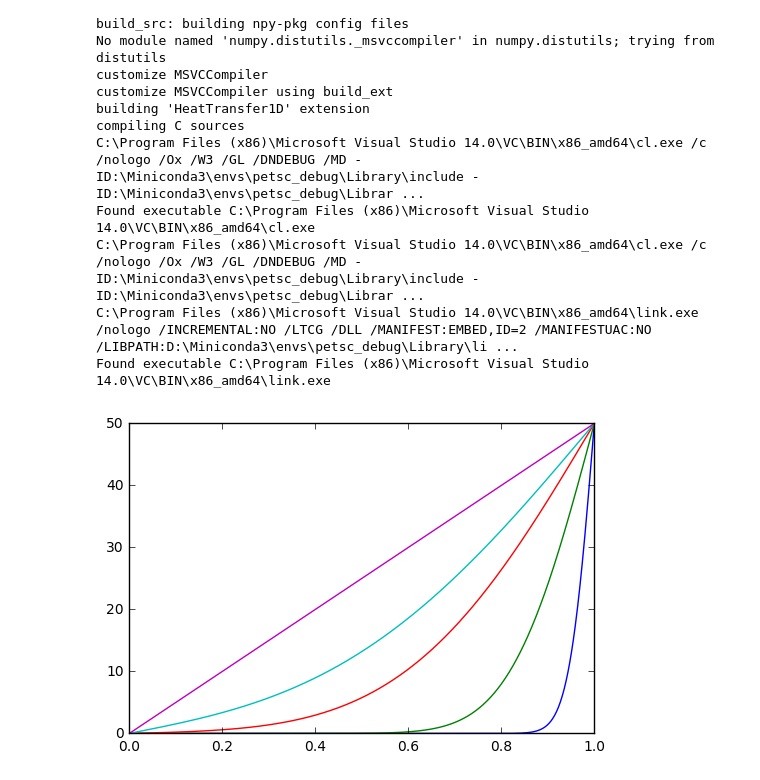
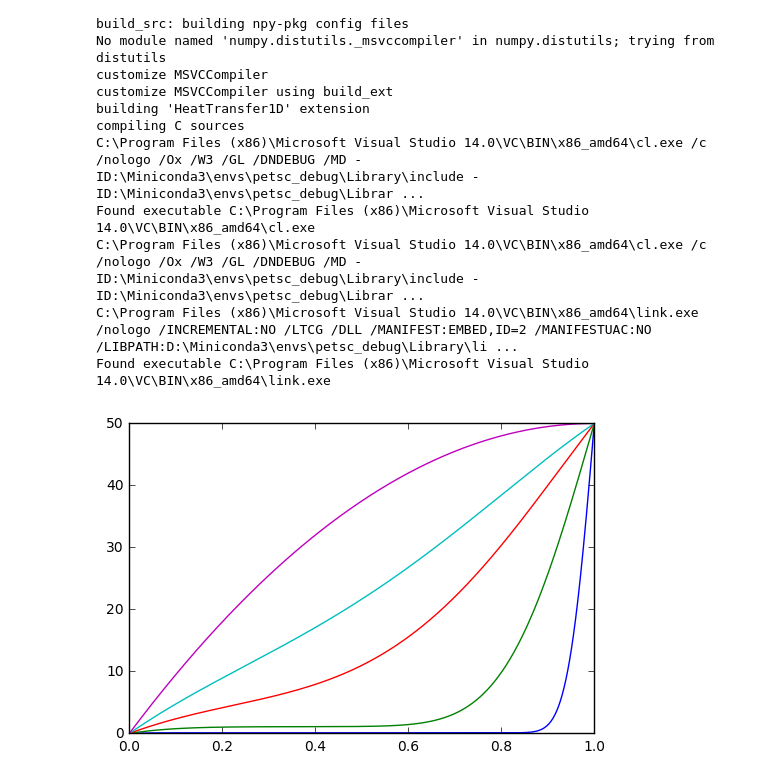
Before and after one commit to arthursoprana/petsc4py-examples, a Jupyter notebook: TransientHeatTransfer1D/Transient Heat Transfer 1D using petsc4py.ipynb, the cells around one changed output. Drawn from its saved outputs; the diff is of its cells as text; code cells hidden in the pictures.

```diff
--- a/TransientHeatTransfer1D/Transient Heat Transfer 1D using petsc4py.ipynb
+++ b/TransientHeatTransfer1D/Transient Heat Transfer 1D using petsc4py.ipynb
@@ -101,8 +101,13 @@ def transient_heat_transfer_1D(
     final_time,
     initial_time_step
     ):
+
+    # Time Stepper (TS) for ODE and DAE
+    # DAE - https://en.wikipedia.org/wiki/Differential_algebraic_equation
+    # https://www.mcs.anl.gov/petsc/petsc-current/docs/manualpages/TS/
     ts = PETSc.TS().create()
 
+    # http://www.mcs.anl.gov/petsc/petsc-current/docs/manualpages/DM/index.html
     da = PETSc.DMDA().create([nx],dof=1, stencil_width=1, stencil_type='star')
     ts.setDM(da)
 
@@ -113,30 +118,80 @@ def transient_heat_transfer_1D(
                      args=(temperature_left, temperature_right, conductivity, source_term, wall_length))
 
     x = da.createGlobalVec()
 
     HeatTransfer1D.formInitGuess(x, da, temperature_left, temperature_right, conductivity, source_term, wall_length)
 
     # http://www.mcs.anl.gov/petsc/petsc-current/docs/manualpages/TS/TSSetDuration.html
     ts.setDuration(max_time=final_time, max_steps=None)
 
     # http://www.mcs.anl.gov/petsc/petsc-current/docs/manualpages/TS/TSSetExactFinalTime.html
     ts.setExactFinalTime(ts.ExactFinalTimeOption.STEPOVER)
 
     # http://www.mcs.anl.gov/petsc/petsc-current/docs/manualpages/TS/TSSetInitialTimeStep.html
     ts.setInitialTimeStep(initial_time=0.0, initial_time_step=initial_time_step)
 
     # http://www.mcs.anl.gov/petsc/petsc-current/docs/manualpages/TS/TSSetProblemType.html
     ts.setProblemType(ts.ProblemType.NONLINEAR)
 
     # Another way to set the solve type is through PETSc.Options()
     #ts.setType(ts.Type.CRANK_NICOLSON)
     #ts.setType(ts.Type.THETA)
     #ts.setTheta(theta=0.9999)
     #ts.setType(ts.Type.EIMEX) # http://www.mcs.anl.gov/petsc/petsc-current/docs/manualpages/TS/TSEIMEX.html
     #ts.setType(ts.Type.BDF      )
 
     ts.setFromOptions()
 
     ts.solve(x)
 
     return x
+
+options = PETSc.Options()
+options.clear()
+
+dt = 0.001                 # [s]
+dt_min = 1e-4              # [s]
+dt_max = 0.1               # [s]
+
+#ts_type = "beuler"
+#ts_type = "pseudo" # http://www.mcs.anl.gov/petsc/petsc-current/docs/manualpages/TS/TSPSEUDO.html
+#ts_type = "cn"
+ts_type = "bdf"
+options.setValue('-ts_type', ts_type)
+
+options.setValue('-ts_bdf_order', 3) # https://en.wikipedia.org/wiki/Backward_differentiation_formula
+options.setValue('-ts_adapt_type', 'basic') # basic or none
+options.setValue('-ts_bdf_adapt', '')
+options.setValue('-ts_adapt_dt_min', dt_min)
+options.setValue('-ts_adapt_dt_max', dt_max)
+options.setValue('-ts_monitor', None)
+
+#options.delValue('-ts_bdf_adapt')
+
+nx = 1000
+temperature_left  = 0.0    # [degC]
+temperature_right = 50.0   # [degC]
+conductivity = 1.0         # [W/(m.K)]
+source_term = 100.0          # [W/m3]
+wall_length = 1.0          # [m]
+
+time_intervals = [0.001, 0.01, 0.05, 0.1, 1.0]
+sols = []
+for final_time in time_intervals:
+    sol = transient_heat_transfer_1D(
+        nx, temperature_left,
+        temperature_right,
+        conductivity,
+        source_term,
+        wall_length,
+        final_time,
+        dt
+        )
+    sols.append(sol[...])
+
+x = np.linspace(0, wall_length, nx)
+for sol in sols:
+    plt.plot(x, sol)
+plt.show()
+# %% [output]
+[figure, added]
@@ -186,7 +197,0 @@ for final_time in time_intervals:
-# %%
-x = np.linspace(0, wall_length, nx)
-for sol in sols:
-    plt.plot(x, sol)
-plt.show()
-# %% [output]
-[figure, removed]
```
Also changed, not shown: parts of 4 cells of this notebook, 3 other files.
